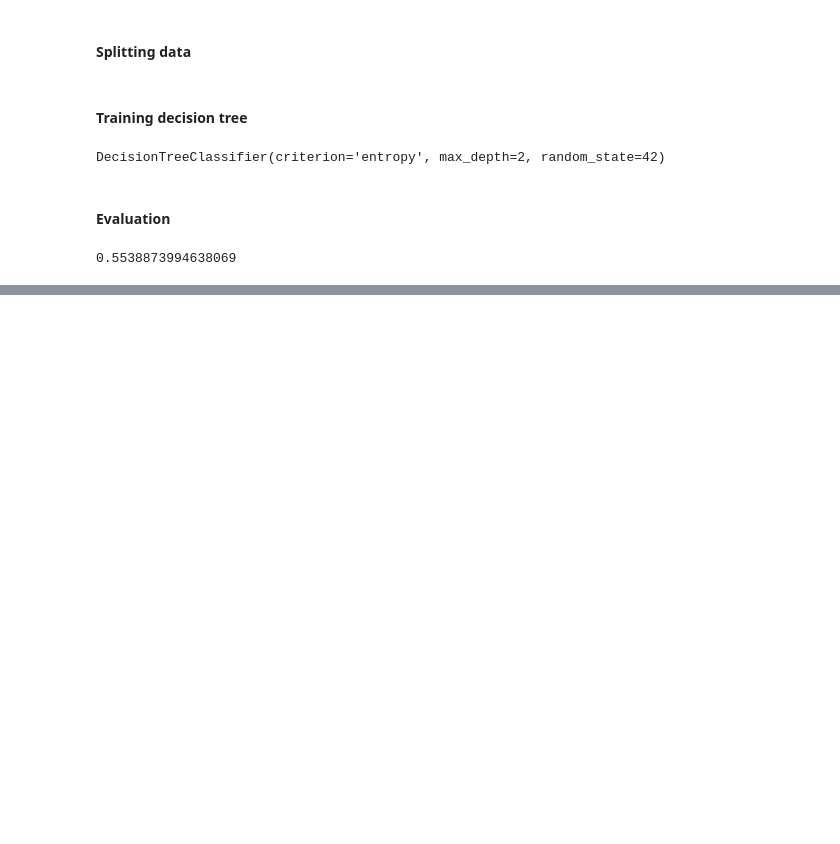
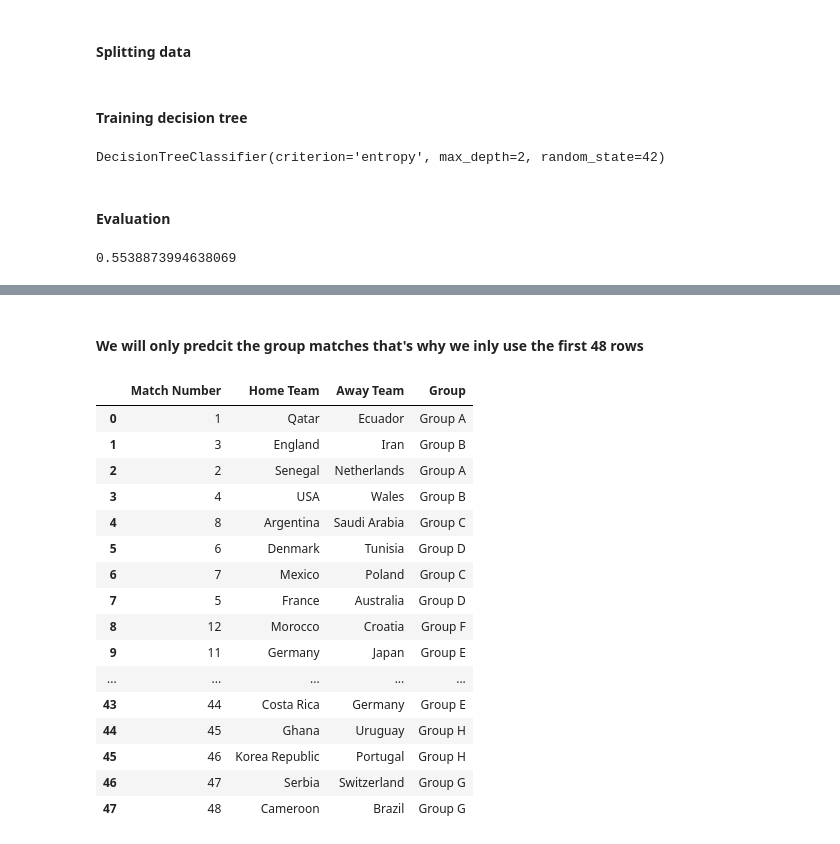
Before and after one commit to JavierCantoH/Fontys-DataScienceProject, a Jupyter notebook: ProjectWorldCupFinal.ipynb, the cells around one changed output, grey strips where cells are left out. Drawn from its saved outputs; the diff is of its cells as text; code cells hidden in the pictures; blank space fills up the shorter version.

```diff
--- a/ProjectWorldCupFinal.ipynb
+++ b/ProjectWorldCupFinal.ipynb
@@ -774,0 +830,5 @@ winner_of_game(team1, team2)
+# %%
+fixtures_wc = pd.read_csv('fixtures.csv')
+fixtures_wc = fixtures_wc.drop(['Round Number', 'Date', 'Location', 'Result'], 1)
+
+fixtures_wc
@@ -774,0 +849,23 @@ winner_of_game(team1, team2)
+# %% [markdown]
+#### We will only predcit the group matches that's why we inly use the first 48 rows
+# %%
+fix = fixtures_wc.loc[0:47, :]
+fix
+# %% [output]
+|  | Match Number | Home Team | Away Team | Group |
+| 0 | 1 | Qatar | Ecuador | Group A |
+| 1 | 3 | England | Iran | Group B |
+| 2 | 2 | Senegal | Netherlands | Group A |
+| 3 | 4 | USA | Wales | Group B |
+| 4 | 8 | Argentina | Saudi Arabia | Group C |
+| 5 | 6 | Denmark | Tunisia | Group D |
+| 6 | 7 | Mexico | Poland | Group C |
+| 7 | 5 | France | Australia | Group D |
+| 8 | 12 | Morocco | Croatia | Group F |
+| 9 | 11 | Germany | Japan | Group E |
+| ... | ... | ... | ... | ... |
+| 43 | 44 | Costa Rica | Germany | Group E |
+| 44 | 45 | Ghana | Uruguay | Group H |
+| 45 | 46 | Korea Republic | Portugal | Group H |
+| 46 | 47 | Serbia | Switzerland | Group G |
+| 47 | 48 | Cameroon | Brazil | Group G |
```
Also changed, not shown: parts of 69 cells of this notebook, 16 other files.
